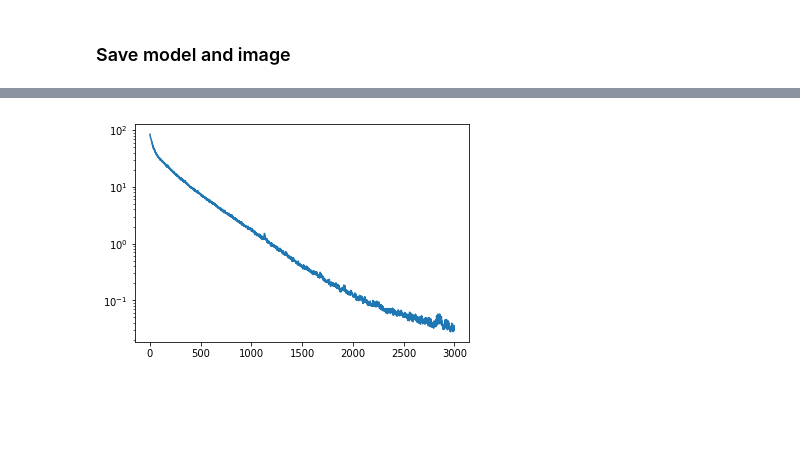
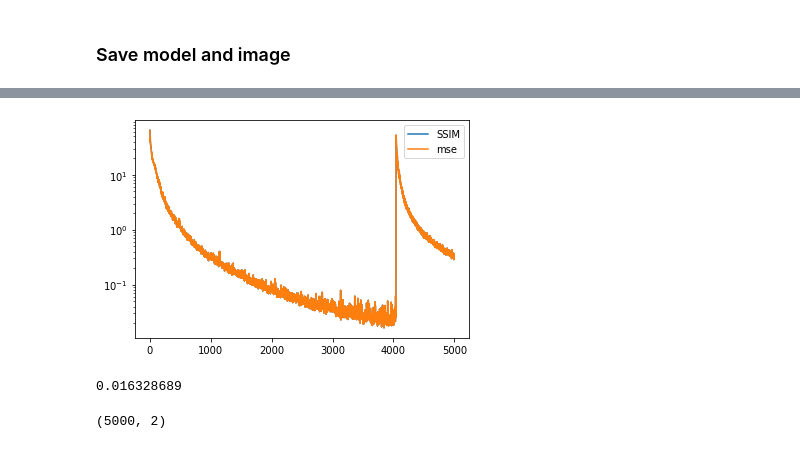
Before and after one commit to trivu169/deep-prior-pam, a Jupyter notebook: dipPAM.ipynb, the cells around one changed output, grey strips where cells are left out. Cells and saved outputs as stored; diff of their text form; code cells hidden in the pictures; blank space fills up the shorter version.

```diff
--- a/dipPAM.ipynb
+++ b/dipPAM.ipynb
@@ -345,5 +210,0 @@ np.savetxt(imgpath + imgname + '_loss.txt', np.asarray(l))
-# %%
-plt.plot(l)
-plt.yscale('log')
-# %% [output]
-[figure, removed]
@@ -352,3 +211,15 @@ np.savetxt(imgpath + imgname + '_trainingtime.txt', np.asarray([totalTrainingTim
+# %%
+l_arr = np.asarray(l)
+plt.plot(l)
+plt.yscale('log')
+plt.legend(['SSIM', 'mse', 'Sum'])
+plt.show()
+print(str(np.min(l)))
+l_arr.shape
+# %% [output]
+[figure, added]
+0.016328689
+(5000, 2)
 # %%
 totalTrainingTimeHr
 # %% [output]
```
Also changed, not shown: parts of 42 cells of this notebook, 5 other files.
